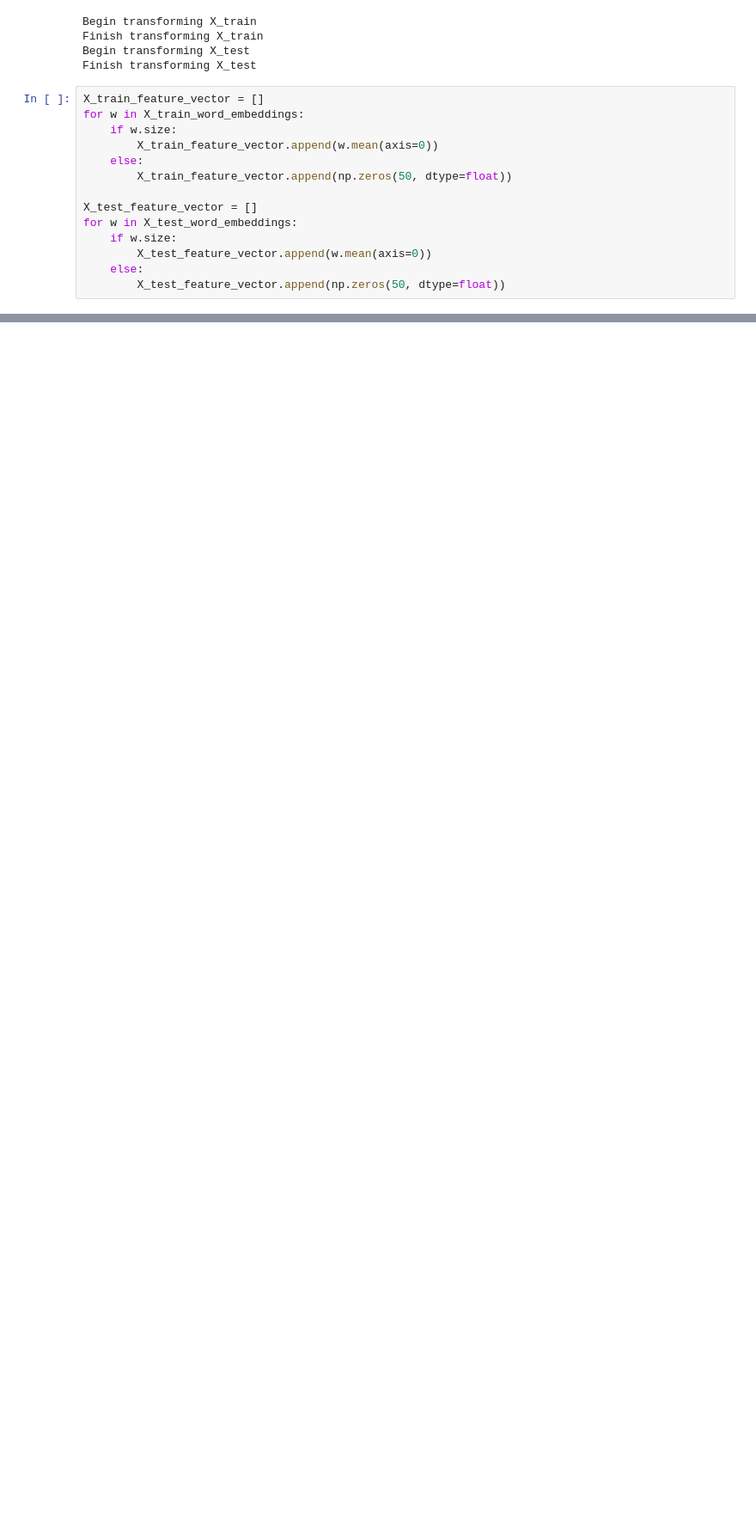
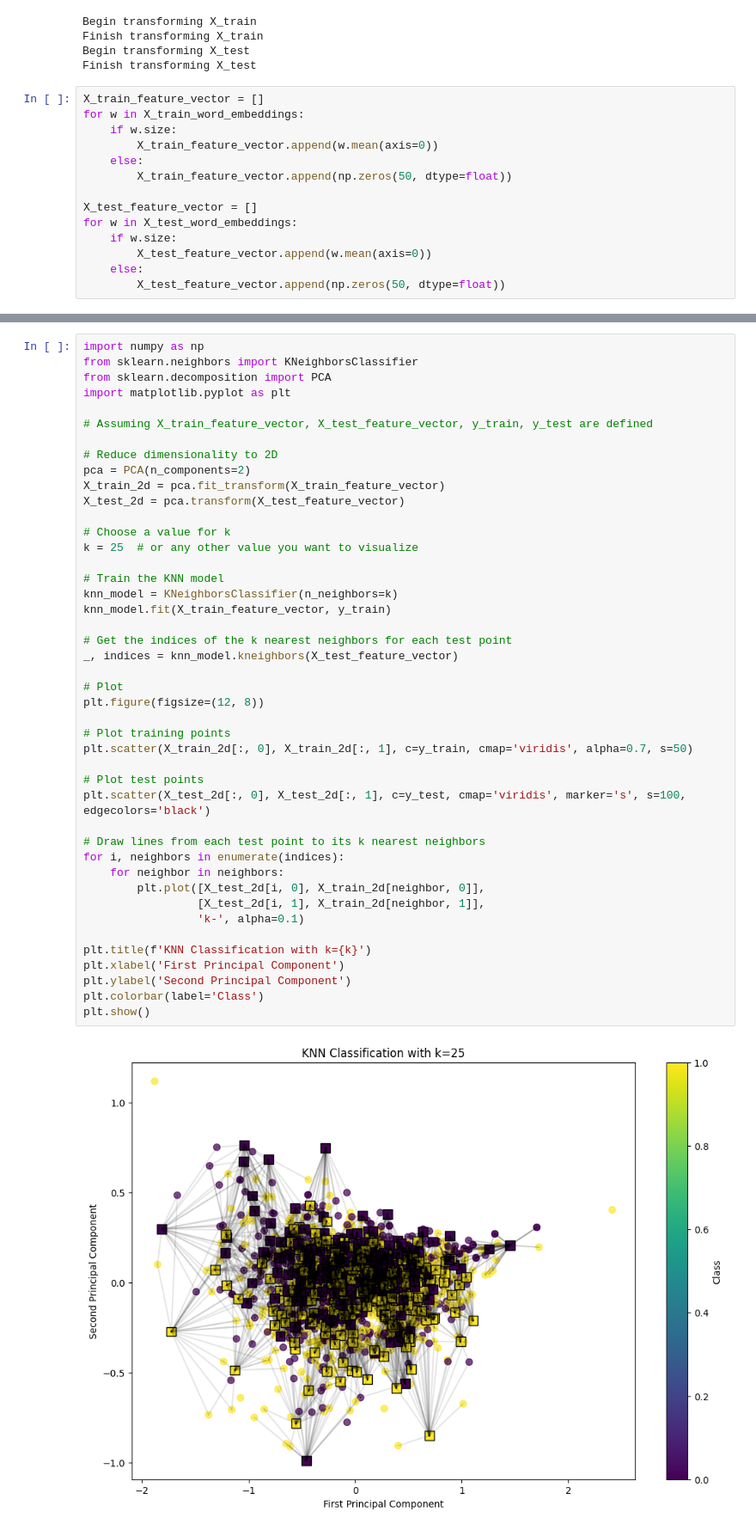
Before and after one commit to gracwng/eCornell, a Jupyter notebook: Python Notebook/Unit 8: Special Topics: Deep Learning and Natural Language Processing /DefineAndSolveMLProblem.ipynb, the cells around one changed output, grey strips where cells are left out. Shown at 86% size. Drawn from its saved outputs; the diff is of its cells as text; blank space fills up the shorter version.

```diff
--- a/Python Notebook/Unit 8: Special Topics: Deep Learning and Natural Language Processing /DefineAndSolveMLProblem.ipynb
+++ b/Python Notebook/Unit 8: Special Topics: Deep Learning and Natural Language Processing /DefineAndSolveMLProblem.ipynb
@@ -565,0 +537,46 @@ This unsupervised learning model does do slightly better than the supervised app
+# %%
+import numpy as np
+from sklearn.neighbors import KNeighborsClassifier
+from sklearn.decomposition import PCA
+import matplotlib.pyplot as plt
+
+# Assuming X_train_feature_vector, X_test_feature_vector, y_train, y_test are defined
+
+# Reduce dimensionality to 2D
+pca = PCA(n_components=2)
+X_train_2d = pca.fit_transform(X_train_feature_vector)
+X_test_2d = pca.transform(X_test_feature_vector)
+
+# Choose a value for k
+k = 25  # or any other value you want to visualize
+
+# Train the KNN model
+knn_model = KNeighborsClassifier(n_neighbors=k)
+knn_model.fit(X_train_feature_vector, y_train)
+
+# Get the indices of the k nearest neighbors for each test point
+_, indices = knn_model.kneighbors(X_test_feature_vector)
+
+# Plot
+plt.figure(figsize=(12, 8))
+
+# Plot training points
+plt.scatter(X_train_2d[:, 0], X_train_2d[:, 1], c=y_train, cmap='viridis', alpha=0.7, s=50)
+
+# Plot test points
+plt.scatter(X_test_2d[:, 0], X_test_2d[:, 1], c=y_test, cmap='viridis', marker='s', s=100, edgecolors='black')
+
+# Draw lines from each test point to its k nearest neighbors
+for i, neighbors in enumerate(indices):
+    for neighbor in neighbors:
+        plt.plot([X_test_2d[i, 0], X_train_2d[neighbor, 0]],
+                 [X_test_2d[i, 1], X_train_2d[neighbor, 1]],
+                 'k-', alpha=0.1)
+
+plt.title(f'KNN Classification with k={k}')
+plt.xlabel('First Principal Component')
+plt.ylabel('Second Principal Component')
+plt.colorbar(label='Class')
+plt.show()
+# %% [output]
+[figure, added]
```
Also changed, not shown: parts of 33 cells of this notebook, 4 other files.
